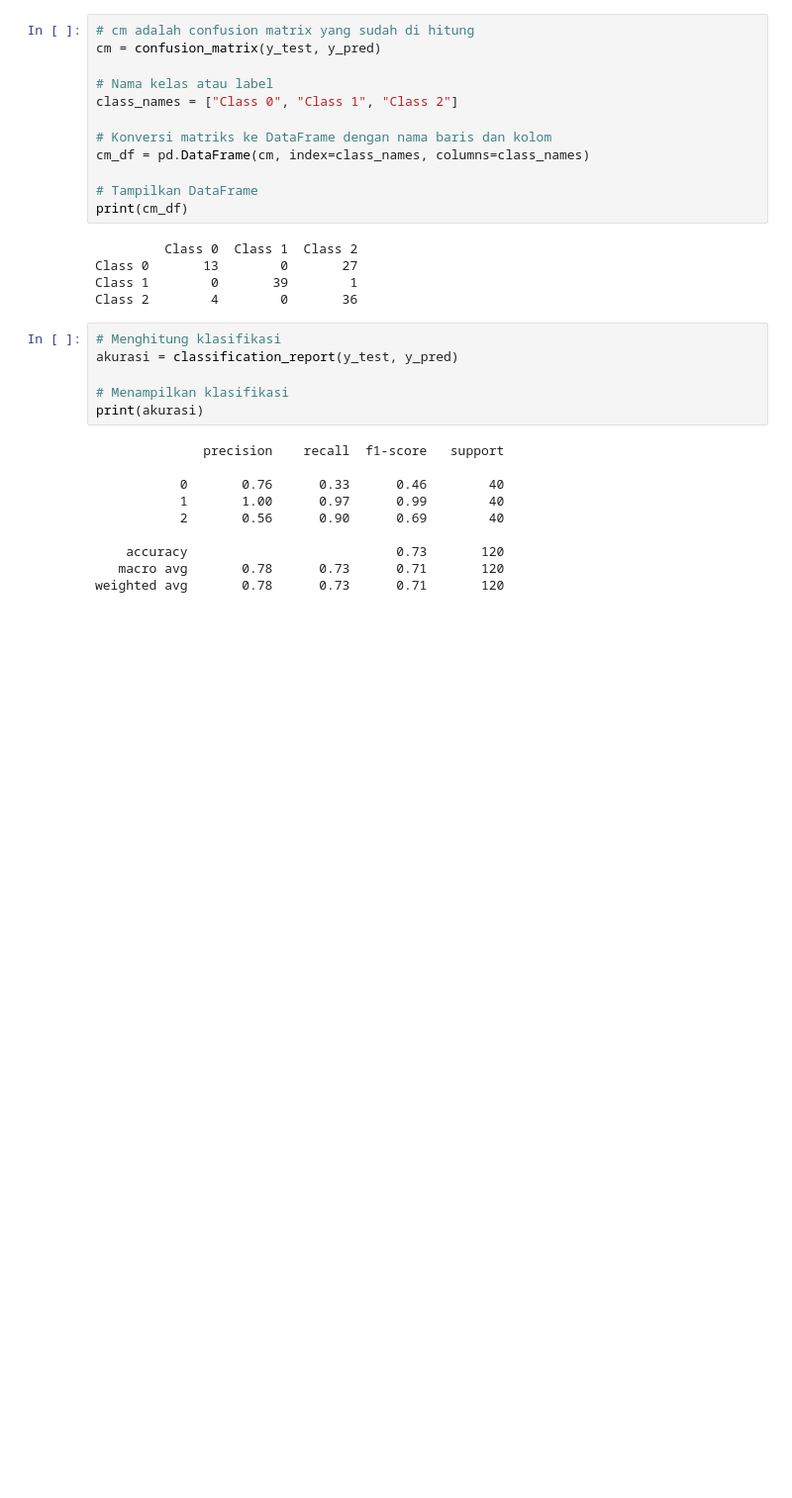
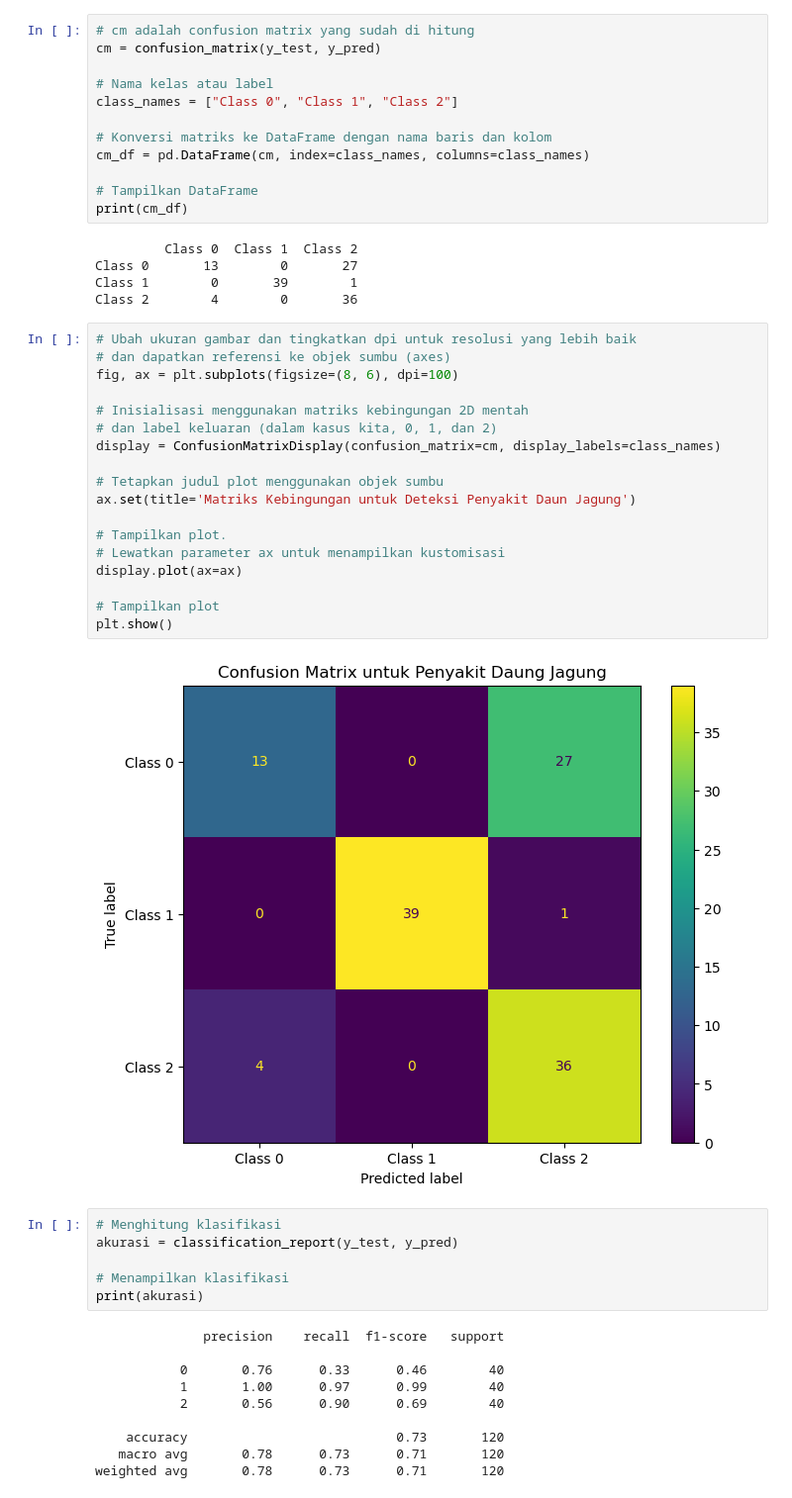
Before and after one commit to alifimn/Corn-Leaf-Disease-Classification, a Jupyter notebook: test.ipynb, the cells around one changed output. Shown: that part at 99% size. Saved outputs shown, nothing was run; the diff lists cells and outputs as text; blank space fills up the shorter version.

Commit message:
Add ConfusionMatrixDisplay

```diff
--- a/test.ipynb
+++ b/test.ipynb
@@ -351,6 +352,26 @@ print(cm_df)
 Class 0       13        0       27
 Class 1        0       39        1
 Class 2        4        0       36
+# %%
+# Ubah ukuran gambar dan tingkatkan dpi untuk resolusi yang lebih baik
+# dan dapatkan referensi ke objek sumbu (axes)
+fig, ax = plt.subplots(figsize=(8, 6), dpi=100)
+
+# Inisialisasi menggunakan matriks kebingungan 2D mentah
+# dan label keluaran (dalam kasus kita, 0, 1, dan 2)
+display = ConfusionMatrixDisplay(confusion_matrix=cm, display_labels=class_names)
+
+# Tetapkan judul plot menggunakan objek sumbu
+ax.set(title='Matriks Kebingungan untuk Deteksi Penyakit Daun Jagung')
+
+# Tampilkan plot.
+# Lewatkan parameter ax untuk menampilkan kustomisasi
+display.plot(ax=ax)
+
+# Tampilkan plot
+plt.show()
+# %% [output]
+[figure, added]
 # %%
 # Menghitung klasifikasi
 akurasi = classification_report(y_test, y_pred)
```
Also changed, not shown: parts of 1 cell of this notebook.
